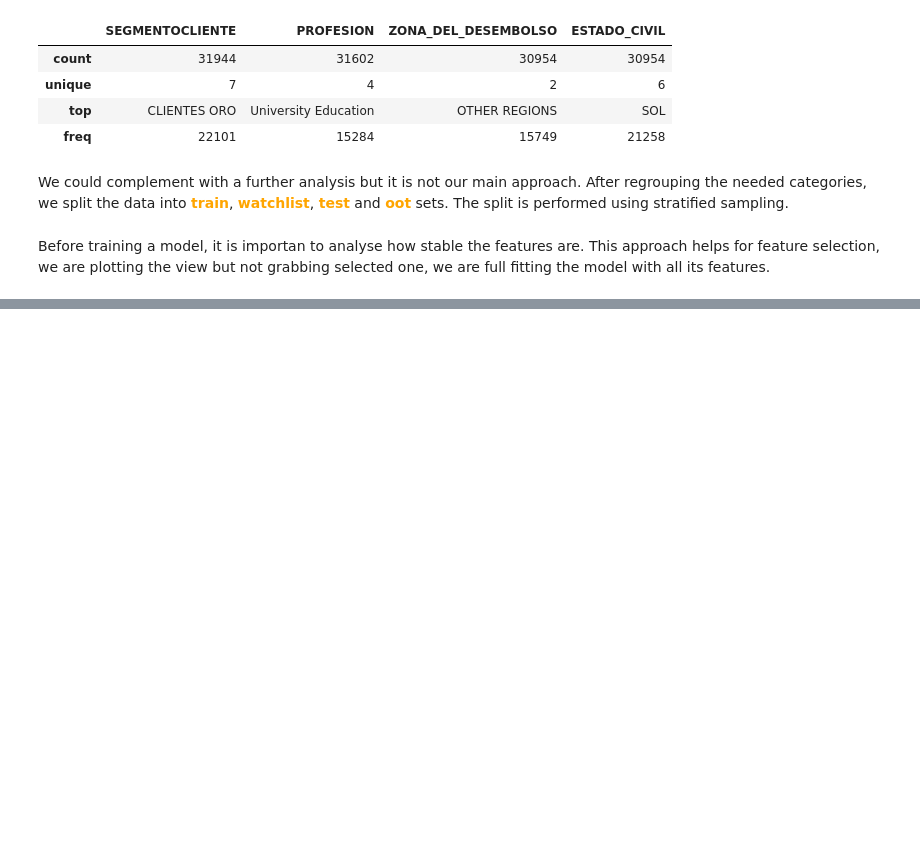
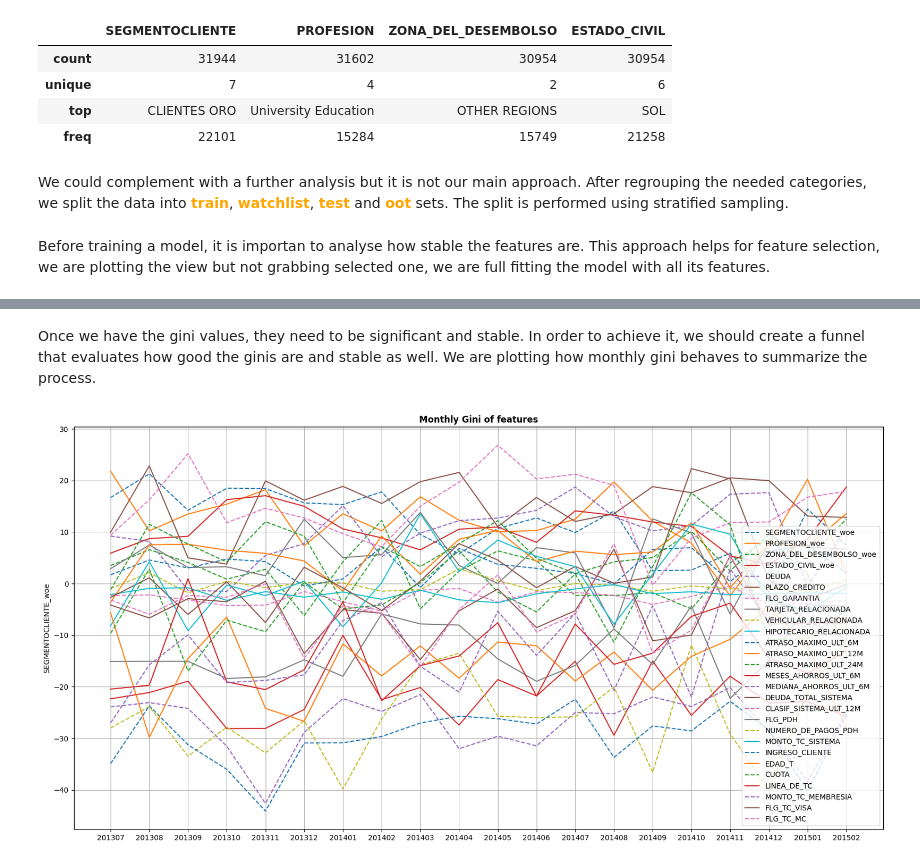
Before and after one commit to Brunoware/Credit-Risk-Segmentation, a Jupyter notebook: 01_eda_project_model_development[4_5].ipynb, the cells around one changed output, grey strips where cells are left out. Drawn from its saved outputs; the diff is of its cells as text; code cells hidden in the pictures; blank space fills up the shorter version.

Commit message:
[UPDATE] Single model done

```diff
--- a/01_eda_project_model_development[4_5].ipynb
+++ b/01_eda_project_model_development[4_5].ipynb
@@ -297,0 +268,34 @@ gini_in_time.transpose()
+# %% [markdown]
+Once we have the gini values, they need to be significant and stable. In order to achieve it, we should create a funnel that evaluates how good the ginis are and stable as well. We are plotting how monthly gini behaves to summarize the process.
+# %%
+# get features
+eval_features = gini_in_time.columns.tolist()
+
+# reset axis
+monthly_gini = gini_in_time.reset_index().copy()
+
+# set figure
+plt.figure(figsize = (20, 10))
+# plot all curves on a single plot
+for index, eval_feature in enumerate(eval_features):
+    # plot current feature
+    if index % 2 == 0:
+        sns.lineplot(x = range(len(monthly_gini[TIME_ID])),
+                     y = monthly_gini[eval_feature],
+                     label = eval_feature,
+                     ls = '--')
+    else:
+        sns.lineplot(x = range(len(monthly_gini[TIME_ID])),
+                     y = monthly_gini[eval_feature],
+                     label = eval_feature)
+    # set axis
+    plt.xticks(range(len(monthly_gini[TIME_ID])), monthly_gini[TIME_ID])
+
+    # set title
+    plt.title('Monthly Gini of features', fontdict = dict(weight = 'bold', fontsize = 12))
+
+plt.grid()
+plt.legend()
+plt.show()
+# %% [output]
+[figure, added]
```
Also changed, not shown: parts of 14 cells of this notebook, 8 other files.
